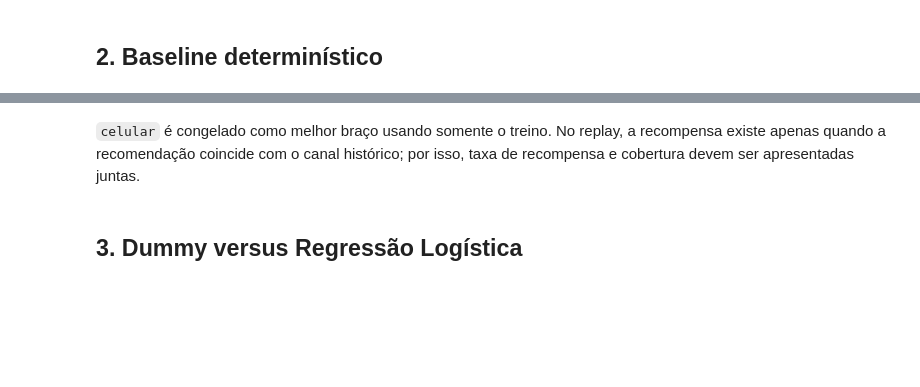
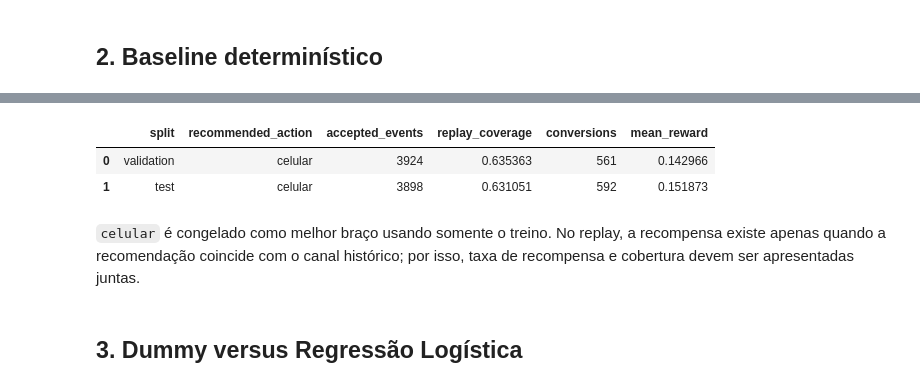
Before and after one commit to VehGarciiah/datathon-7mlet-grupo-80, a Jupyter notebook: notebooks/03_modeling_and_baseline.ipynb, the cells around one changed output, grey strips where cells are left out. Cells and saved outputs as stored; diff of their text form; code cells hidden in the pictures; blank space fills up the shorter version.

```diff
--- a/notebooks/03_modeling_and_baseline.ipynb
+++ b/notebooks/03_modeling_and_baseline.ipynb
@@ -52,9 +64,24 @@ fixed_statistics
 # %%
-replay_summary = pd.DataFrame([
-    {'split': split_name, **metrics}
-    for split_name, metrics in m3_report['fixed_policy']['replay'].items()
-])[['split', 'recommended_action', 'accepted_events', 'replay_coverage', 'conversions', 'mean_reward']]
+replay_summary = pd.DataFrame(
+    [
+        {"split": split_name, **metrics}
+        for split_name, metrics in m3_report["fixed_policy"]["replay"].items()
+    ]
+)[
+    [
+        "split",
+        "recommended_action",
+        "accepted_events",
+        "replay_coverage",
+        "conversions",
+        "mean_reward",
+    ]
+]
 replay_summary
+# %% [output]
+|  | split | recommended_action | accepted_events | replay_coverage | conversions | mean_reward |
+| 0 | validation | celular | 3924 | 0.635363 | 561 | 0.142966 |
+| 1 | test | celular | 3898 | 0.631051 | 592 | 0.151873 |
 # %% [markdown]
 `celular` é congelado como melhor braço usando somente o treino. No replay, a recompensa existe apenas quando a recomendação coincide com o canal histórico; por isso, taxa de recompensa e cobertura devem ser apresentadas juntas.
 # %% [markdown]
```
Also changed, not shown: parts of 12 cells of this notebook, 58 other files.
